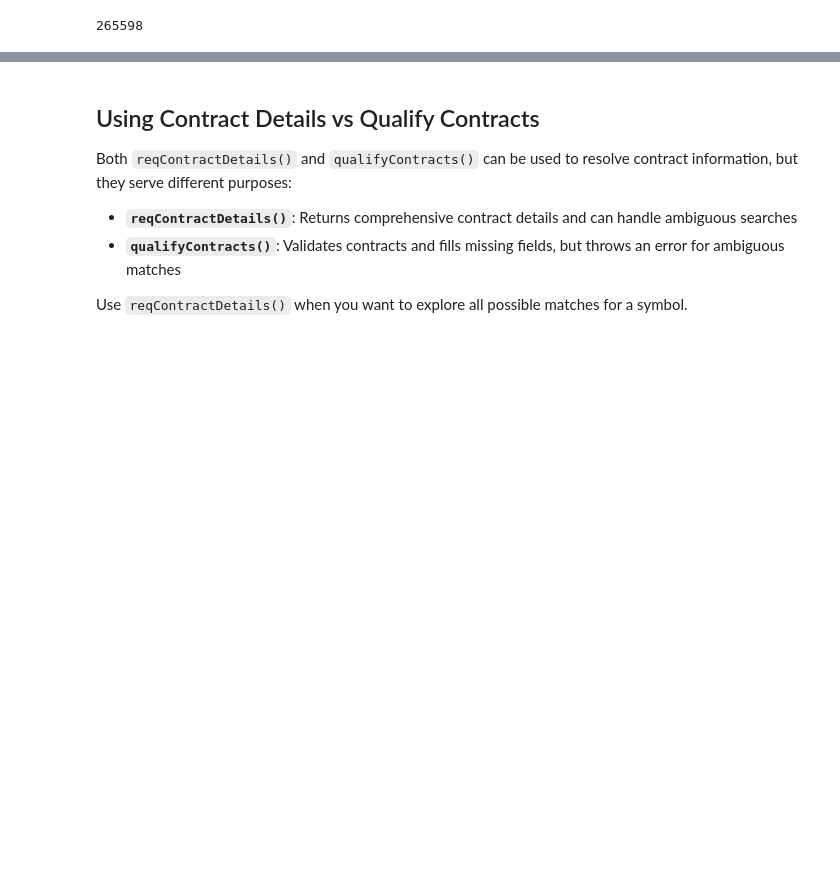
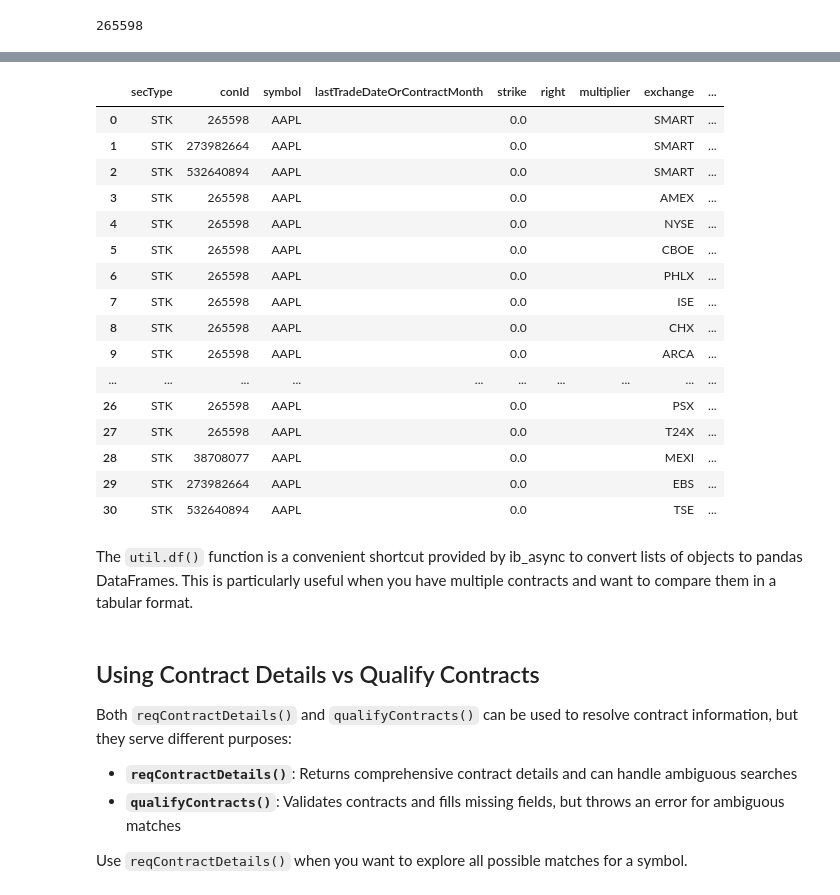
Before and after one commit to seanmayer/algo-trading-broker-testing, a Jupyter notebook: brokers/ibkr/notebooks/Examples.ipynb, the cells around one changed output, grey strips where cells are left out. Cells and saved outputs as stored; diff of their text form; code cells hidden in the pictures; blank space fills up the shorter version.

```diff
--- a/brokers/ibkr/notebooks/Examples.ipynb
+++ b/brokers/ibkr/notebooks/Examples.ipynb
@@ -546,3 +597,28 @@ cds[0].contract.conId
+# %%
+# You can also extract just the contracts and convert them to DataFrame
+contracts_only = [cd.contract for cd in cds]
+contracts_only_df = util.df(contracts_only)
+contracts_only_df
+# %% [output]
+|  | secType | conId | symbol | lastTradeDateOrContractMonth | strike | right | multiplier | exchange | ... |
+| 0 | STK | 265598 | AAPL |  | 0.0 |  |  | SMART | ... |
+| 1 | STK | 273982664 | AAPL |  | 0.0 |  |  | SMART | ... |
+| 2 | STK | 532640894 | AAPL |  | 0.0 |  |  | SMART | ... |
+| 3 | STK | 265598 | AAPL |  | 0.0 |  |  | AMEX | ... |
+| 4 | STK | 265598 | AAPL |  | 0.0 |  |  | NYSE | ... |
+| 5 | STK | 265598 | AAPL |  | 0.0 |  |  | CBOE | ... |
+| 6 | STK | 265598 | AAPL |  | 0.0 |  |  | PHLX | ... |
+| 7 | STK | 265598 | AAPL |  | 0.0 |  |  | ISE | ... |
+| 8 | STK | 265598 | AAPL |  | 0.0 |  |  | CHX | ... |
+| 9 | STK | 265598 | AAPL |  | 0.0 |  |  | ARCA | ... |
+| ... | ... | ... | ... | ... | ... | ... | ... | ... | ... |
+| 26 | STK | 265598 | AAPL |  | 0.0 |  |  | PSX | ... |
+| 27 | STK | 265598 | AAPL |  | 0.0 |  |  | T24X | ... |
+| 28 | STK | 38708077 | AAPL |  | 0.0 |  |  | MEXI | ... |
+| 29 | STK | 273982664 | AAPL |  | 0.0 |  |  | EBS | ... |
+| 30 | STK | 532640894 | AAPL |  | 0.0 |  |  | TSE | ... |
+# %% [markdown]
+The `util.df()` function is a convenient shortcut provided by ib_async to convert lists of objects to pandas DataFrames. This is particularly useful when you have multiple contracts and want to compare them in a tabular format.
 # %% [markdown]
 ## Using Contract Details vs Qualify Contracts
 
```
Also changed, not shown: parts of 7 cells of this notebook.
